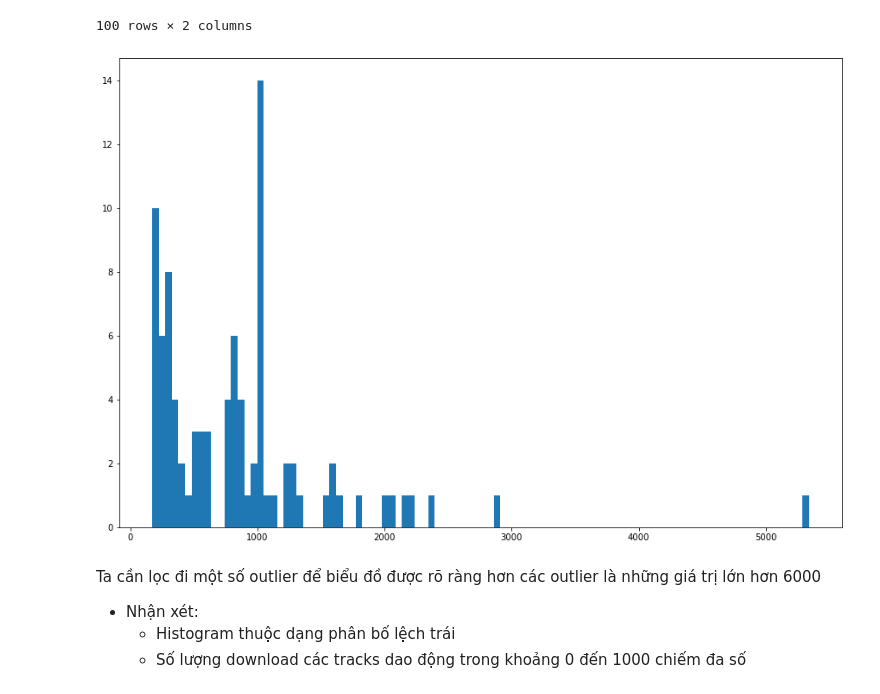
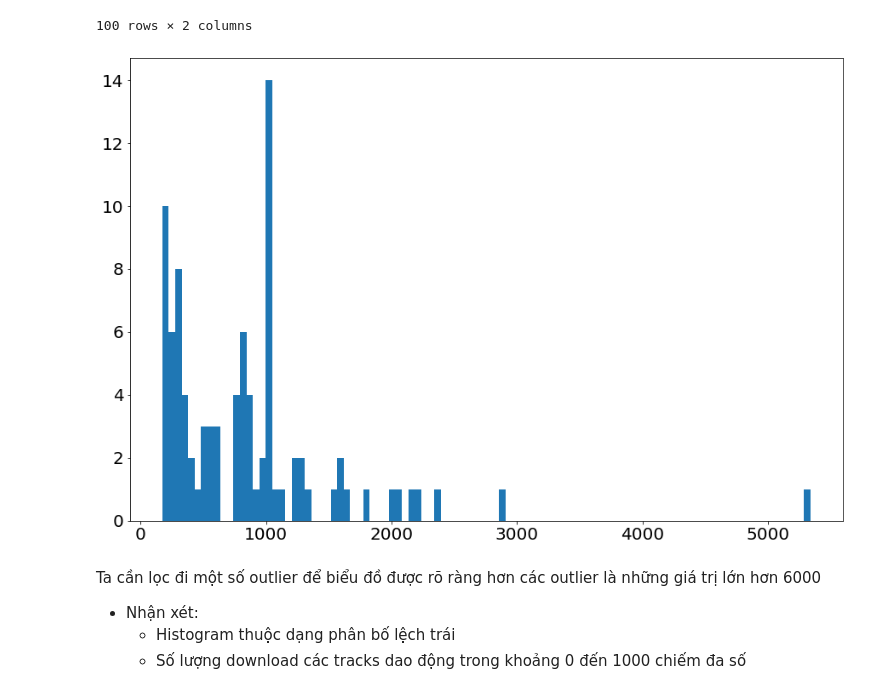
Before and after one commit to khiet-alt/data-analysis, a Jupyter notebook: source.ipynb, the cells around one changed output. Drawn from its saved outputs; the diff is of its cells as text; code cells hidden in the pictures.

```diff
--- a/source.ipynb
+++ b/source.ipynb
@@ -18,6 +30,10 @@ users_df = pd.read_csv("data/users.csv", sep=",")
 
 # configure matplotlib
 plt.rcParams["figure.figsize"] = (15, 10)
+font = {'family': 'serif',
+        'color':  'blue',
+        }
+plt.rcParams['font.size'] = 20
 # %%
 ### Thông tin về số dòng và cột của dữ liệu ban đầu
 print(playlists_df.shape)
@@ -153,11 +169,14 @@ My_df
 | 810 | 173.0 | Pieza 17: Nehemías |
 100 rows × 2 columns
 # %%
+'''
+Ta sẽ loại bỏ đi 1 vài giá trị outliers, các giá trị này quá lệch so với các giá trị bình thường dẫn đến việc vẽ biểu đồ sẽ rất khó nhìn, không trực quan
+'''
 My_df = My_df[My_df['download_count'] <= 6000]
 plt.hist(My_df['download_count'], bins=100)
 plt.show()
 # %% [output]
-[figure, old version]
+[figure, new version]
 # %% [markdown]
 Ta cần lọc đi một số outlier để biểu đồ được rõ ràng hơn các outlier là những giá trị lớn hơn 6000
 - Nhận xét:
```
Also changed, not shown: parts of 17 cells of this notebook, 4 other files.
